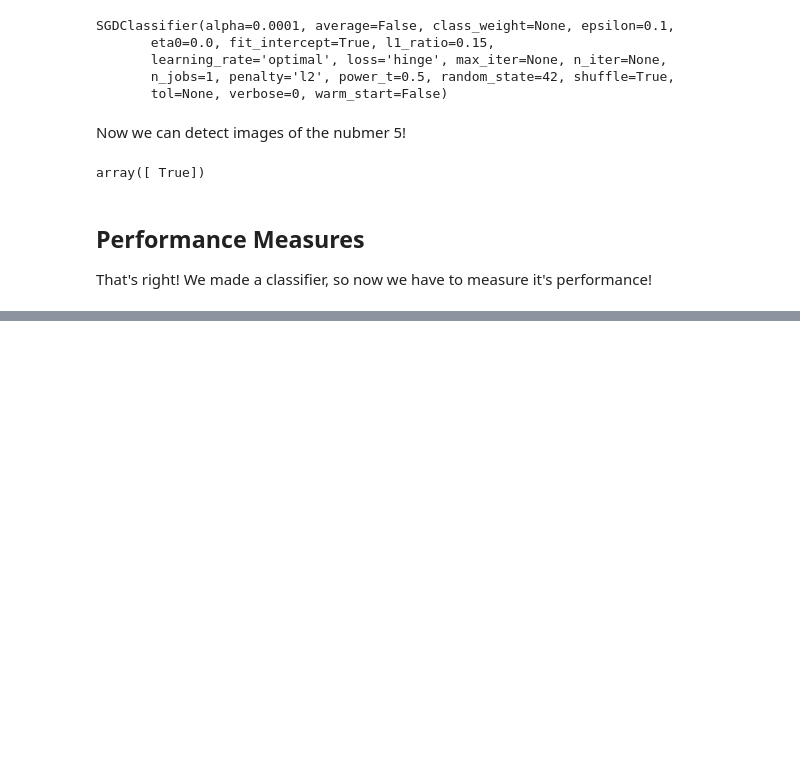
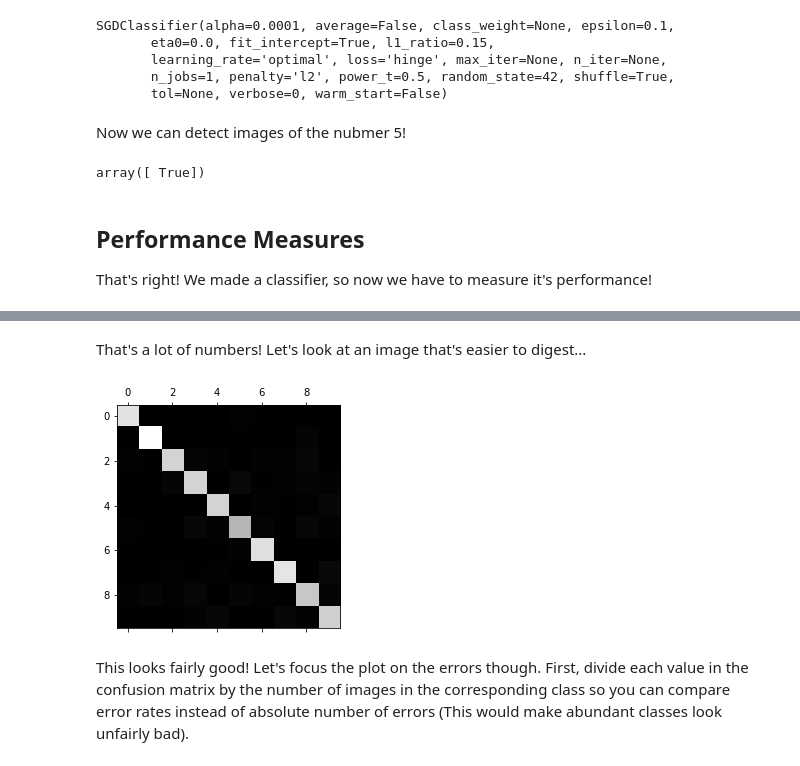
Before and after one commit to MartinFlores751/ML-Practice, a Jupyter notebook: chap-3/MNIST.ipynb, the cells around one changed output, grey strips where cells are left out. Saved outputs shown, nothing was run; the diff lists cells and outputs as text; code cells hidden in the pictures; blank space fills up the shorter version.

```diff
--- a/chap-3/MNIST.ipynb
+++ b/chap-3/MNIST.ipynb
@@ -93,0 +387,7 @@ That's right! We made a classifier, so now we have to measure it's performance!
+# %%
+from sklearn.multiclass import OneVsOneClassifier
+
+ovo_clf = OneVsOneClassifier(SGDClassifier(random_state=42))
+ovo_clf.fit(X_train, y_train)
+print("Prediction: ", ovo_clf.predict([some_digit]))
+print("Num Estimators: ", len(ovo_clf.estimators_))
@@ -93,0 +399,3 @@ That's right! We made a classifier, so now we have to measure it's performance!
+# %%
+forest_clf.fit(X_train, y_train)
+print("Prediction: ", forest_clf.predict([some_digit]))
@@ -93,0 +416,6 @@ That's right! We made a classifier, so now we have to measure it's performance!
+# %%
+from sklearn.preprocessing import StandardScaler
+
+scaler = StandardScaler()
+X_train_scaled = scaler.fit_transform(X_train.astype(np.float64))
+cross_val_score(sgd_clf, X_train_scaled, y_train, cv=3, scoring="accuracy")
@@ -93,0 +427,5 @@ That's right! We made a classifier, so now we have to measure it's performance!
+# %%
+y_train_pred = cross_val_predict(sgd_clf, X_train_scaled, y_train, cv=3)
+print(y_train_pred)
+conf_mx = confusion_matrix(y_train, y_train_pred)
+print(conf_mx)
@@ -93,0 +444,9 @@ That's right! We made a classifier, so now we have to measure it's performance!
+# %% [markdown]
+That's a lot of numbers! Let's look at an image that's easier to digest...
+# %%
+plt.matshow(conf_mx, cmap=plt.cm.gray)
+plt.show()
+# %% [output]
+[figure, added]
+# %% [markdown]
+This looks fairly good! Let's focus the plot on the errors though. First, divide each value in the confusion matrix by the number of images in the corresponding class so you can compare error rates instead of absolute number of errors (This would make abundant classes look unfairly bad).
```
Also changed, not shown: parts of 79 cells of this notebook.
